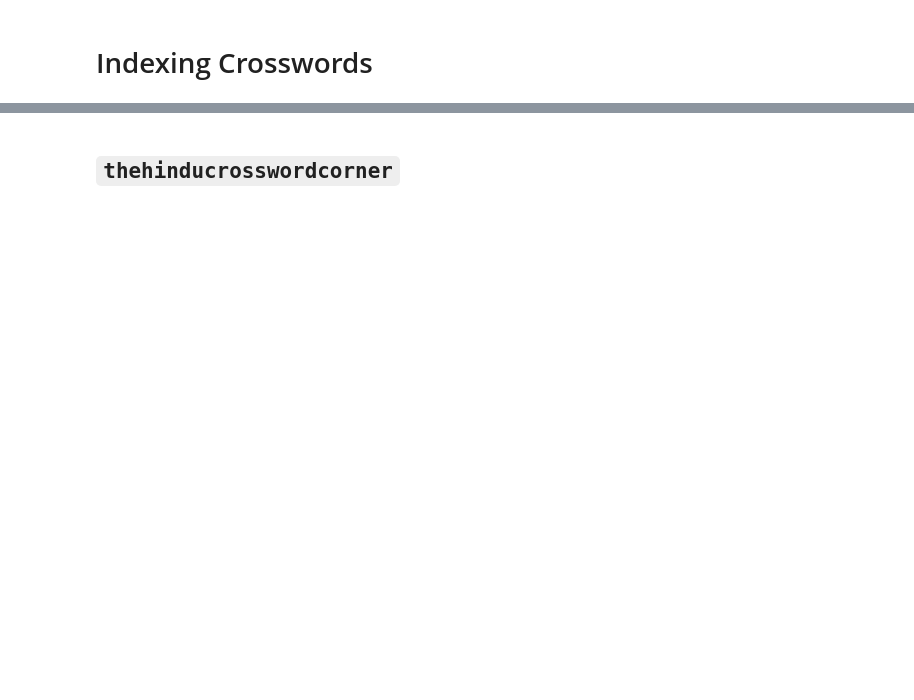
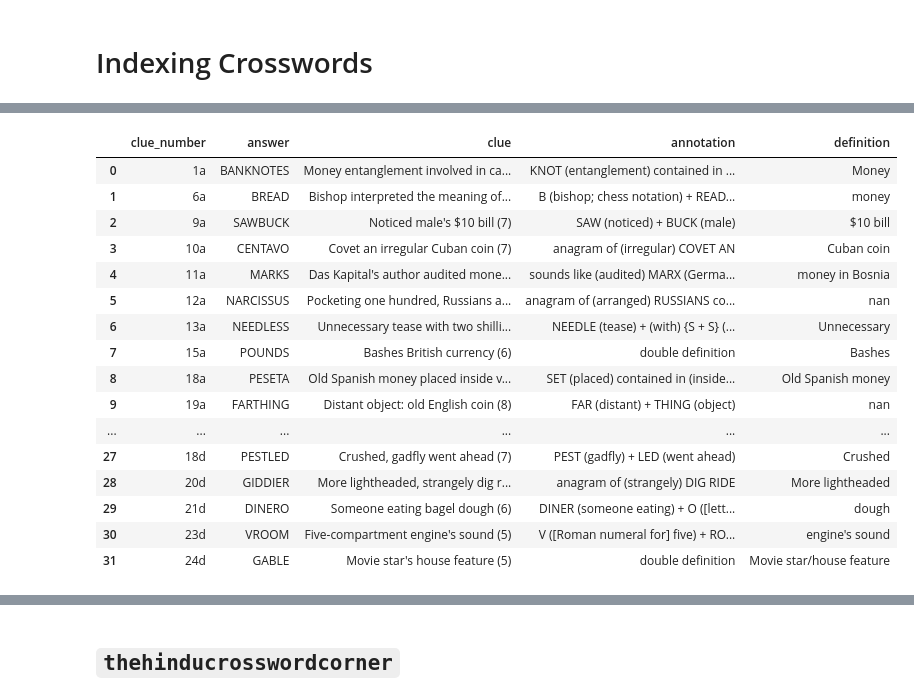
Before and after one commit to eigenfoo/cryptics, a Jupyter notebook: index_crosswords.ipynb, the cells around one changed output, grey strips where cells are left out. Saved outputs shown, nothing was run; the diff lists cells and outputs as text; code cells hidden in the pictures; blank space fills up the shorter version.

```diff
--- a/index_crosswords.ipynb
+++ b/index_crosswords.ipynb
@@ -127,0 +56,16 @@ headers = {
+# %%
+source_url = (
+    # "https://natpostcryptic.blogspot.com/2021/09/saturday-september-4-2020-cox-rathvon.html"
+    # "https://natpostcryptic.blogspot.com/2021/08/saturday-august-28-2021-cox-rathvon.html"
+    # "https://natpostcryptic.blogspot.com/2021/08/saturday-august-21-2021-cox-rathvon.html"
+    # "https://natpostcryptic.blogspot.com/2021/08/saturday-august-14-2021-cox-rathvon.html"
+    # "https://natpostcryptic.blogspot.com/2021/08/saturday-august-7-2021-cox-rathvon.html"
+    # "https://natpostcryptic.blogspot.com/2021/07/saturday-july-31-2021-cox-rathvon.html"
+    # "https://natpostcryptic.blogspot.com/2017/04/saturday-april-1-2017-cox-rathvon.html"
+    # "https://natpostcryptic.blogspot.com/2019/06/saturday-june-22-2019-cox-rathvon.html"
+    # "https://natpostcryptic.blogspot.com/2019/06/saturday-june-15-2019-cox-rathvon.html"
+    "https://natpostcryptic.blogspot.com/2019/02/saturday-february-16-2019-cox-rathvon.html"
+    # "https://natpostcryptic.blogspot.com/2018/09/saturday-september-29-2018-cox-rathvon.html"
+    # "https://natpostcryptic.blogspot.com/2019/01/saturday-january-19-2019-cox-rathvon.html"
+)
+html = requests.get(source_url, headers=headers)
@@ -127,0 +79,20 @@ headers = {
+# %%
+parse_special_type_1(html.text)
+# %% [output]
+|  | clue_number | answer | clue | annotation | definition |
+| 0 | 1a | BANKNOTES | Money entanglement involved in ca... | KNOT (entanglement) contained in ... | Money |
+| 1 | 6a | BREAD | Bishop interpreted the meaning of... | B (bishop; chess notation) + READ... | money |
+| 2 | 9a | SAWBUCK | Noticed male's $10 bill (7) | SAW (noticed) + BUCK (male) | $10 bill |
+| 3 | 10a | CENTAVO | Covet an irregular Cuban coin (7) | anagram of (irregular) COVET AN | Cuban coin |
+| 4 | 11a | MARKS | Das Kapital's author audited mone... | sounds like (audited) MARX (Germa... | money in Bosnia |
+| 5 | 12a | NARCISSUS | Pocketing one hundred, Russians a... | anagram of (arranged) RUSSIANS co... | nan |
+| 6 | 13a | NEEDLESS | Unnecessary tease with two shilli... | NEEDLE (tease) + (with) {S + S} (... | Unnecessary |
+| 7 | 15a | POUNDS | Bashes British currency (6) | double definition | Bashes |
+| 8 | 18a | PESETA | Old Spanish money placed inside v... | SET (placed) contained in (inside... | Old Spanish money |
+| 9 | 19a | FARTHING | Distant object: old English coin (8) | FAR (distant) + THING (object) | nan |
+| ... | ... | ... | ... | ... | ... |
+| 27 | 18d | PESTLED | Crushed, gadfly went ahead (7) | PEST (gadfly) + LED (went ahead) | Crushed |
+| 28 | 20d | GIDDIER | More lightheaded, strangely dig r... | anagram of (strangely) DIG RIDE | More lightheaded |
+| 29 | 21d | DINERO | Someone eating bagel dough (6) | DINER (someone eating) + O ([lett... | dough |
+| 30 | 23d | VROOM | Five-compartment engine's sound (5) | V ([Roman numeral for] five) + RO... | engine's sound |
+| 31 | 24d | GABLE | Movie star's house feature (5) | double definition | Movie star/house feature |
```
Also changed, not shown: parts of 30 cells of this notebook.
